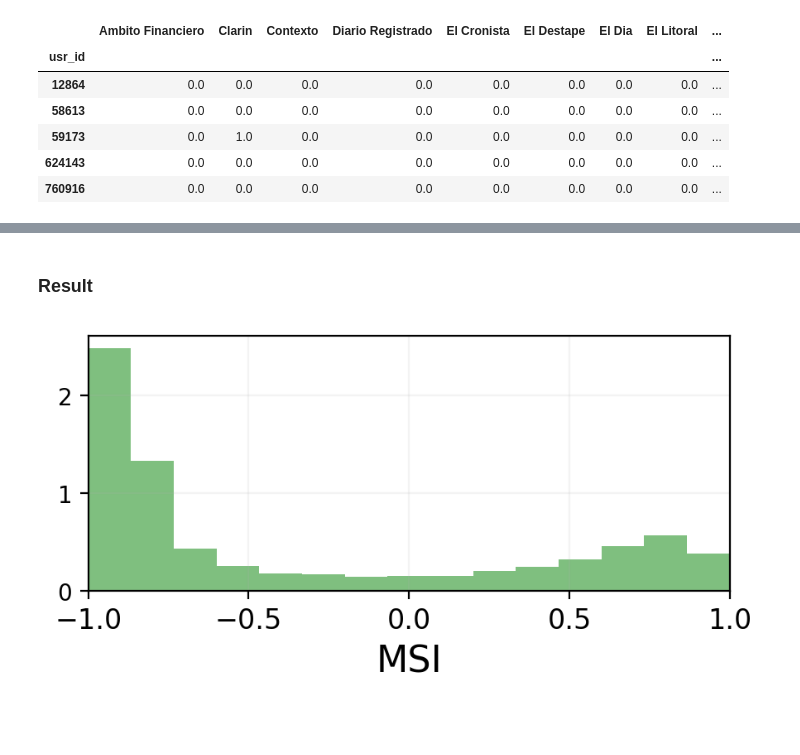
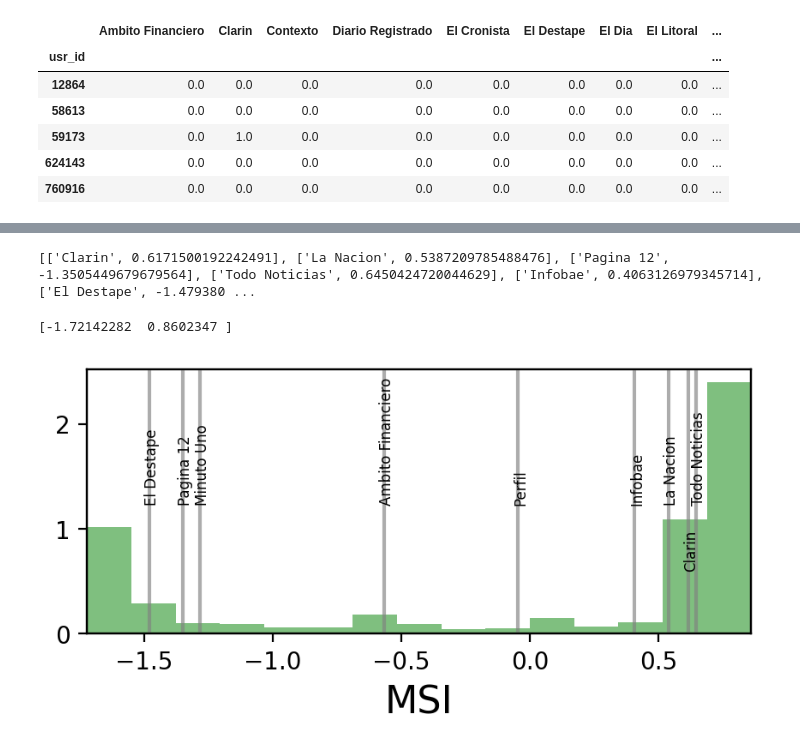
Before and after one commit to spinto88/MediaSharingIndex, a Jupyter notebook: MediaShareIndex_ppal_media.ipynb, the cells around one changed output, grey strips where cells are left out. Cells and saved outputs as stored; diff of their text form; code cells hidden in the pictures; blank space fills up the shorter version.

```diff
--- a/MediaShareIndex_ppal_media.ipynb
+++ b/MediaShareIndex_ppal_media.ipynb
@@ -12,6 +12,7 @@ np.random.seed(123459)
 # %%
 # Data with only columns of interest
 data = pd.read_csv('Data/dataEchoChambers.csv', usecols=['tw_id', 'fecha', 'usr_id', 'opinion_dinamic', 'url_expanded', 'medio'])
+data['fecha'] = pd.to_datetime(data['fecha'])
 data.head(n = 5)
 # %% [output]
 |  | fecha | url_expanded | medio | opinion_dinamic | tw_id | usr_id |
@@ -101,5 +50,6 @@ Preprocessing: we take the principal media outlets and those users that share at
 # %%
 ppal_media = ['Clarin', 'La Nacion', 'Pagina 12', 'Todo Noticias', 'Infobae', 'El Destape']
-ppal_media += ['Ambito Financiero', 'Minuto Uno', 'Perfil', 'El Cronista', 'El Dia', 'Radio Mitre']
+ppal_media += ['Ambito Financiero', 'Minuto Uno', 'Perfil']#, 'El Cronista', 'El Dia', 'Radio Mitre']
 
 user_media_df_filtrado = user_media_df[ppal_media].copy()
+user_media_df_filtrado = user_media_df_filtrado[user_media_df_filtrado.apply(np.count_nonzero, axis = 1) > 0].copy()
@@ -111,2 +55,0 @@ print(potential_users_msi_defined)
-# %%
-user_media_df_filtrado = user_media_df_filtrado[user_media_df_filtrado.apply(np.count_nonzero, axis = 1) > 2].copy()
@@ -136,15 +59,38 @@ score_users = calculate_scores(A)
-# %% [markdown]
-### Result
-# %%
-# Scores of the users
-plt.figure(dpi = 200, figsize=(5,2))
-plt.hist(score_users, bins = 15, range=(-1, 1), alpha = 0.50, color = 'g', density = True)
-plt.xticks(np.arange(-1, 1.05, 0.50), size = 12)
-plt.xlabel(r'MSI', size = 16)
-plt.grid(True, alpha = 0.15)
-plt.xlim([-1, 1])
-plt.show()
-# %% [output]
-[figure, removed]
+# %%
+score_users = np.random.normal(loc = 0, scale = 1.00, size = A.shape[0])
+score_users = (score_users - np.mean(score_users))/np.std(score_users)
+
+for iteration in range(50):
+
+    score_media = np.array([np.average(score_users, weights=A[:,i]) for i in range(A.shape[1])])
+    score_users = np.array([np.average(score_media, weights=A[j,:]) for j in range(A.shape[0])])
+
+    score_users = (score_users - np.mean(score_users))/np.std(score_users)
+# %%
+score_media = np.array([np.average(score_users, weights=A[:,i]) for i in range(A.shape[1])])
+media_score = [[user_media_df_filtrado.columns[i], score_media[i]] for i in range(len(score_media))]
+print(media_score)
+# %% [output]
+[['Clarin', 0.6171500192242491], ['La Nacion', 0.5387209785488476], ['Pagina 12', -1.3505449679679564], ['Todo Noticias', 0.6450424720044629], ['Infobae', 0.4063126979345714], ['El Destape', -1.479380 ...
+# %%
+# Scores of the users
+fig, ax = plt.subplots(dpi = 200, figsize=(5,2))
+ax.hist(score_users, bins = 15, alpha = 0.50, color = 'g', density = True)
+ax.set_xlabel(r'MSI', size = 16)
+
+ax2 = ax.twinx()
+for ms in media_score:
+    ax2.axvline(ms[1], color = 'grey', alpha = 0.65)
+    if ms[0] != 'Clarin':
+        ax2.text(x = ms[1]-0.02, y = 0.5, s=ms[0], rotation = 90, size = 6)
+    else:
+        ax2.text(x = ms[1]-0.02, y = 0.25, s=ms[0], rotation = 90, size = 6)
+ax2.set_yticks([])
+ax.set_xlim(np.quantile(score_users, q = [0.005, 0.995]))
+print(np.quantile(score_users, q = [0.005, 0.995]))
+plt.show()
+# %% [output]
+[-1.72142282  0.8602347 ]
+[figure, added]
 # %%
 user_media_df_filtrado['score'] = score_users
```
Also changed, not shown: parts of 46 cells of this notebook, 2 other files.
